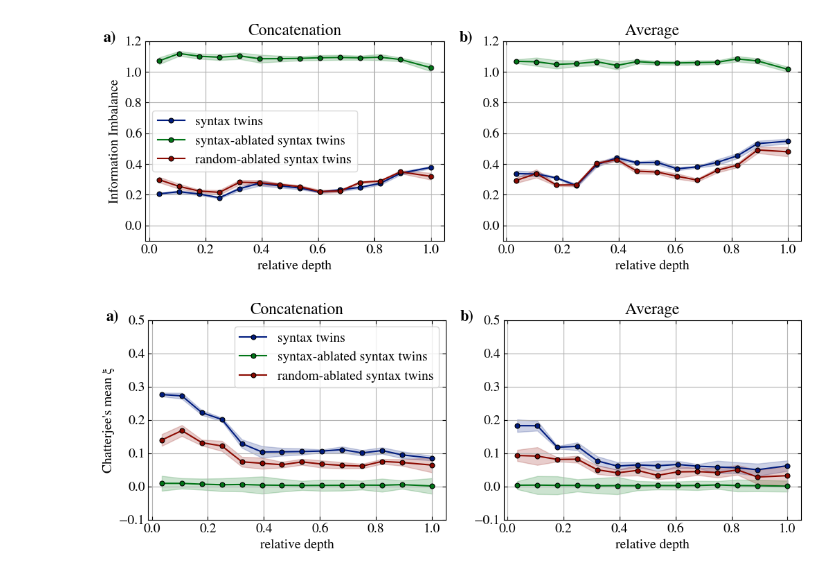
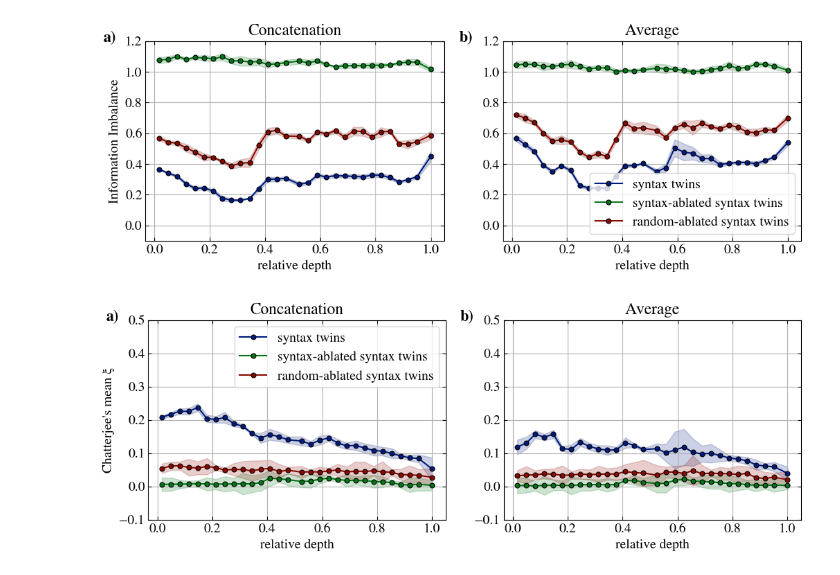
Before and after one commit to acevedo-s/syn-sem, a Jupyter notebook: syntax_similarity.ipynb, the cells around one changed output. Drawn from its saved outputs; the diff is of its cells as text; code cells hidden in the pictures.

```diff
--- a/syntax_similarity.ipynb
+++ b/syntax_similarity.ipynb
@@ -27,9 +27,8 @@ markers = ['p','o','h','^','s','*']
 _linestyles = ['-','--','dotted']
 plot_id = 0
 # %%
-# modelA = 'deepseek'
-# modelA = 'llama8b'
-modelA = 'qwen7b'
+modelA = 'deepseek'
+# modelA = 'qwen7b'
 modelB = modelA
 languages = [
             'english',
@@ -177,36 +176,36 @@ for avg_id,avg_tokens in enumerate(avg_flags):
 
 
 # Inner legends in both subplots
-for a in ax[:1]:
+for a in ax[1:]:
     handles, labels = [], []
     for line in a.get_lines():
         label = line.get_label()
         if label:
             handles.append(line)
             labels.append(label)
     a.legend(handles, labels, loc='best', fontsize=rcpsize, framealpha=0.8)
 
 
 
 # Add panel labels
 panel_labels = ['a)', 'b)']
 for i, label in enumerate(panel_labels):
     ax[i].text(
         -0.1, 1.05,      # x, y in axis coordinates
         label,
         transform=ax[i].transAxes,  # coordinates relative to the axes
         fontsize=16,
         fontweight='bold',
         va='top',
         ha='right'
     )
 
 figs_folder = 'results/figs/syntax_similarity'
 os.makedirs(figs_folder, exist_ok=True)
 fig.savefig(f'{figs_folder}/syntax_similarity_{modelA}_{removal_method}_{center_A_flags}.pdf', bbox_inches='tight')
 plt.show()
 # %% [output]
-[figure, old version]
+[figure, new version]
 # %%
 precision = 32
 fig,ax = plt.subplots(1,2,figsize=(10.5,4))
@@ -355,4 +354,4 @@ os.makedirs(figs_folder, exist_ok=True)
 fig.savefig(f'{figs_folder}/syntax_similarity_corr_{modelA}_{removal_method}.pdf', bbox_inches='tight')
 plt.show()
 # %% [output]
-[figure, old version]
+[figure, new version]
```
Also changed, not shown: 5 other files.
